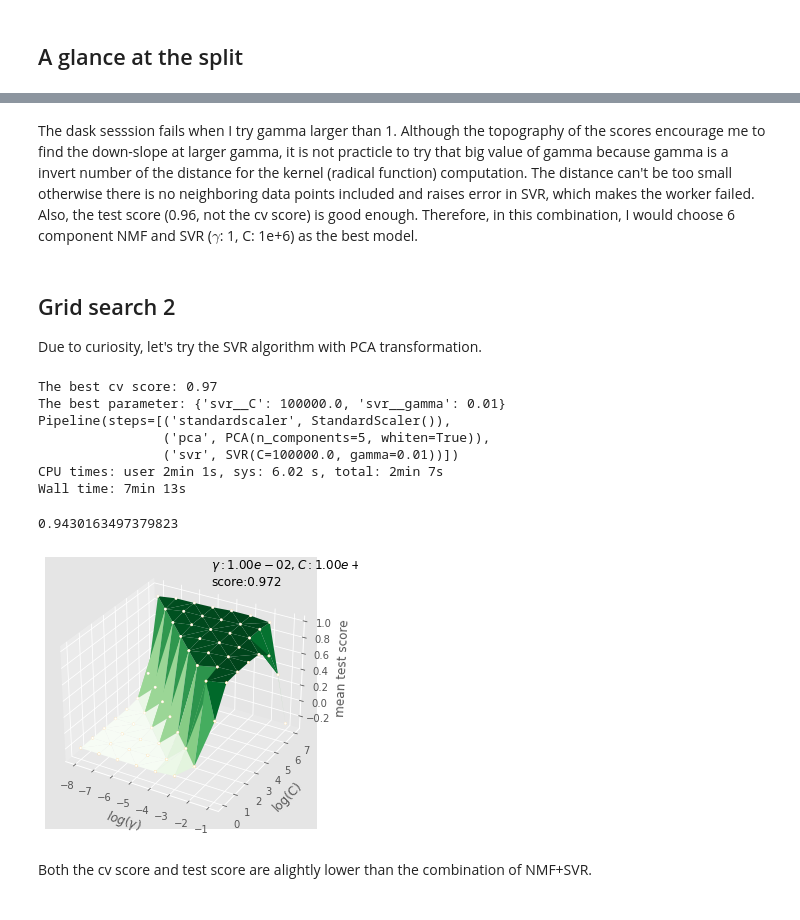
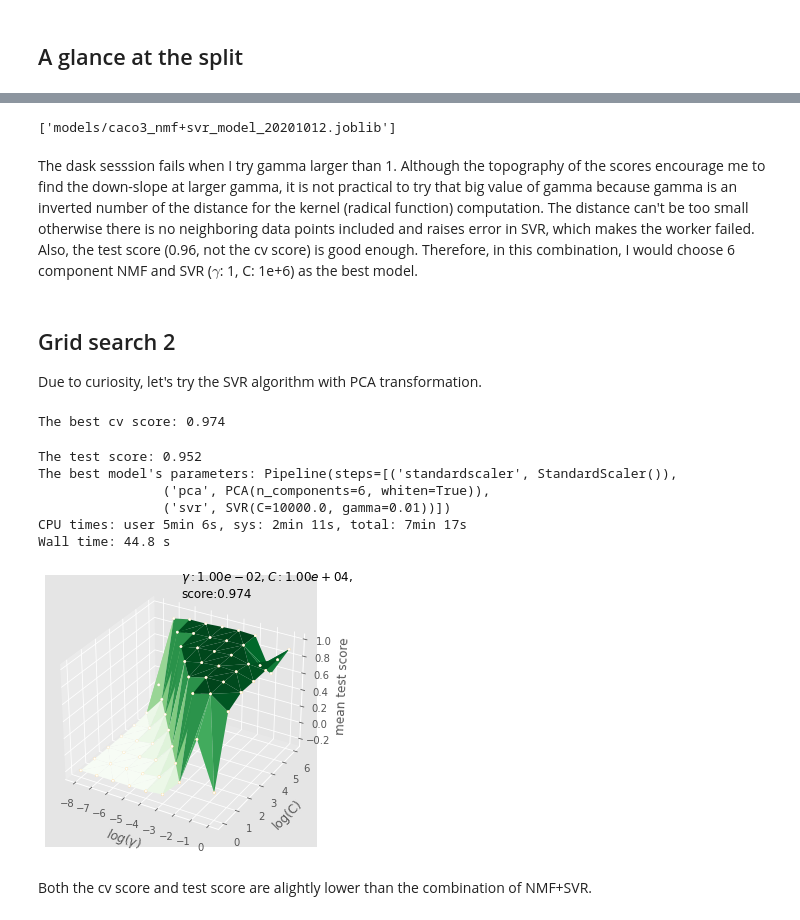
Before and after one commit to dispink/CaCO3_NWP, a Jupyter notebook: build_models_01.ipynb, the cells around one changed output, grey strips where cells are left out. Drawn from its saved outputs; the diff is of its cells as text; code cells hidden in the pictures.

```diff
--- a/build_models_01.ipynb
+++ b/build_models_01.ipynb
@@ -183,21 +177,0 @@ grid.best_estimator_.score(X_test, y_test)
-# %%
-# this is an older version using only 10-fold cv and 200 max_iter in NMF
-%%time
-from dask_ml.model_selection import GridSearchCV
-from sklearn.decomposition import NMF
-from sklearn.svm import SVR
-from sklearn.pipeline import make_pipeline
-
-pipe = make_pipeline(NMF(random_state = 24), SVR())
-params = {
-    'nmf__n_components': [4, 5, 6, 7],
-    'svr__C': np.logspace(0, 7, 8),
-    'svr__gamma': np.logspace(-5, 0, 6)
-}
-grid = GridSearchCV(pipe, param_grid = params, cv = 5, n_jobs = -1)
-
-grid.fit(X_train, y_train)
-
-print('The best cv score: {:.3f}'.format(grid.best_score_))
-print('The best parameter: {}'.format(grid.best_params_))
-print(grid.best_estimator_)
@@ -252,5 +237,11 @@ for n_components in [4, 5, 6, 7]:
+# %%
+from joblib import dump, load
+#model = load(models/ssss.joblib)
+dump(grid.best_estimator_, 'models/caco3_nmf+svr_model_{}.joblib'.format(date))
+# %% [output]
+['models/caco3_nmf+svr_model_20201012.joblib']
 # %% [markdown]
-The dask sesssion fails when I try gamma larger than 1. Although the topography of the scores encourage me to find the down-slope at larger gamma, it is not practicle to try that big value of gamma because gamma is a invert number of the distance for the kernel (radical function) computation. The distance can't be too small otherwise there is no neighboring data points included and raises error in SVR, which makes the worker failed. Also, the test score (0.96, not the cv score) is good enough. Therefore, in this combination, I would choose 6 component NMF and SVR (${\gamma}$: 1, C: 1e+6) as the best model.
+The dask sesssion fails when I try gamma larger than 1. Although the topography of the scores encourage me to find the down-slope at larger gamma, it is not practical to try that big value of gamma because gamma is an inverted number of the distance for the kernel (radical function) computation. The distance can't be too small otherwise there is no neighboring data points included and raises error in SVR, which makes the worker failed. Also, the test score (0.96, not the cv score) is good enough. Therefore, in this combination, I would choose 6 component NMF and SVR (${\gamma}$: 1, C: 1e+6) as the best model.
 # %% [markdown]
 ## Grid search 2
 Due to curiosity, let's try the SVR algorithm with PCA transformation.
@@ -262,61 +253,57 @@ from sklearn.decomposition import PCA
 from sklearn.svm import SVR
 from sklearn.pipeline import make_pipeline
 
-pipe = make_pipeline(StandardScaler(), PCA(n_components = 5, whiten = True), SVR())
+pipe = make_pipeline(StandardScaler(), PCA(n_components = 6, whiten = True), SVR())
 params = {
-    'svr__C': np.logspace(0, 7, 8),
-    'svr__gamma': np.logspace(-8, -1, 8)
+    'svr__C': np.logspace(0, 6, 7),
+    'svr__gamma': np.logspace(-8, 0, 9)
 }
-grid = GridSearchCV(pipe, param_grid = params, cv = 5, n_jobs = -1)
+grid = GridSearchCV(pipe, param_grid = params, cv = 5, n_jobs = -1, error_score = -1)
 
 grid.fit(X_train, y_train)
 
-print('The best cv score: {:.2f}'.format(grid.best_score_))
-print('The best parameter: {}'.format(grid.best_params_))
-print(grid.best_estimator_)
+print('The best cv score: {:.3f}'.format(grid.best_score_))
+print('The test score: {:.3f}'.format(grid.best_estimator_.score(X_test, y_test)))
+print('The best model\'s parameters: {}'.format(grid.best_estimator_))
 # %% [output]
-The best cv score: 0.97
-The best parameter: {'svr__C': 100000.0, 'svr__gamma': 0.01}
-Pipeline(steps=[('standardscaler', StandardScaler()),
-                ('pca', PCA(n_components=5, whiten=True)),
-                ('svr', SVR(C=100000.0, gamma=0.01))])
-CPU times: user 2min 1s, sys: 6.02 s, total: 2min 7s
-Wall time: 7min 13s
+The best cv score: 0.974
+The test score: 0.952
+The best model's parameters: Pipeline(steps=[('standardscaler', StandardScaler()),
+                ('pca', PCA(n_components=6, whiten=True)),
+                ('svr', SVR(C=10000.0, gamma=0.01))])
+CPU times: user 5min 6s, sys: 2min 11s, total: 7min 17s
+Wall time: 44.8 s
-# %%
-grid.best_estimator_.score(X_test, y_test)
-# %% [output]
-0.9430163497379823
 # %%
 result_df = pd.DataFrame(grid.cv_results_)
-result_df.to_csv('results/gridsearch_pca+svr_{}.csv'.format(date))
-#result_df = result_df[result_df.mean_test_score > -1].reset_index(drop = True)
+result_df.to_csv('results/caco3_gridsearch_pca+svr_{}.csv'.format(date))
+result_df = result_df[result_df.mean_test_score > -1].reset_index(drop = True)
 # %%
 from mpl_toolkits.mplot3d import Axes3D
 from matplotlib import cm
 
 fig = plt.figure(figsize = (7,5))
 ax = fig.gca(projection='3d')
 xx = result_df.param_svr__gamma.astype(float)
 yy = result_df.param_svr__C.astype(float)
 zz = result_df.mean_test_score.astype(float)
 max_index = np.argmax(zz)
 
 surf = ax.plot_trisurf(np.log10(xx), np.log10(yy), zz, cmap=cm.Greens, linewidth=0.1)
 ax.scatter3D(np.log10(xx), np.log10(yy), zz, c = 'orange', s = 5)
 # mark the best score
 ax.scatter3D(np.log10(xx), np.log10(yy), zz, c = 'w', s = 5, alpha = 1)
 text = '$\gamma :{:.2e}, C:{:.2e}$,\nscore:{:.3f}'.format(xx[max_index], yy[max_index], zz[max_index])
-ax.text(np.log10(xx[max_index])-2, np.log10(yy[max_index]),
+ax.text(np.log10(xx[max_index])-3, np.log10(yy[max_index]),
         zz[max_index]+.5,text,
         fontsize=12)
 
 ax.set_xlabel('$log(\gamma)$')
 ax.set_ylabel('log(C)')
 ax.set_zlabel('mean test score')
 #fig.colorbar(surf, shrink=0.5, aspect=5)
 fig.savefig('results/grid_caco3_pca+svr_3D_{}.png'.format(date))
 # %% [output]
-[figure, old version]
+[figure, new version]
 # %% [markdown]
 Both the cv score and test score are alightly lower than the combination of NMF+SVR.
 # %% [markdown]
```
Also changed, not shown: parts of 28 cells of this notebook, 2 other files.
